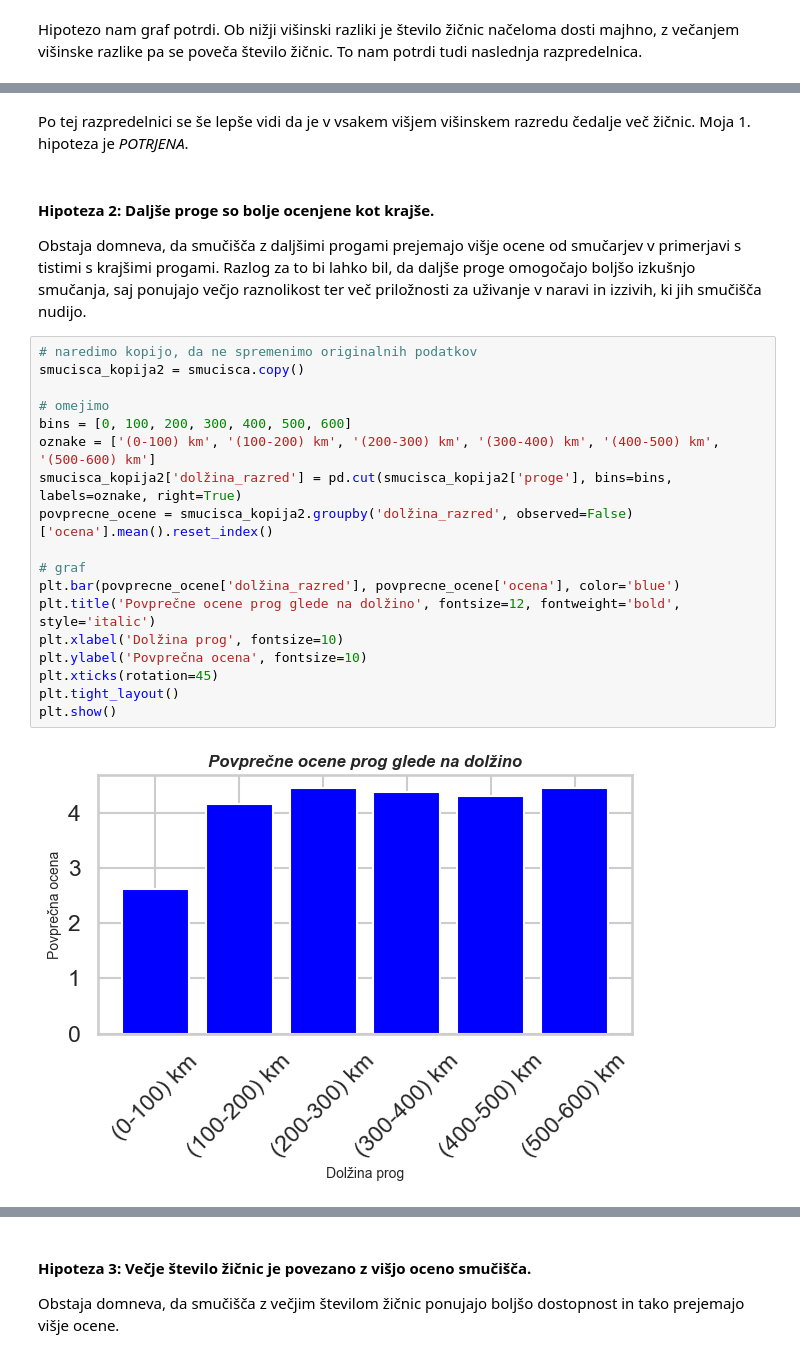
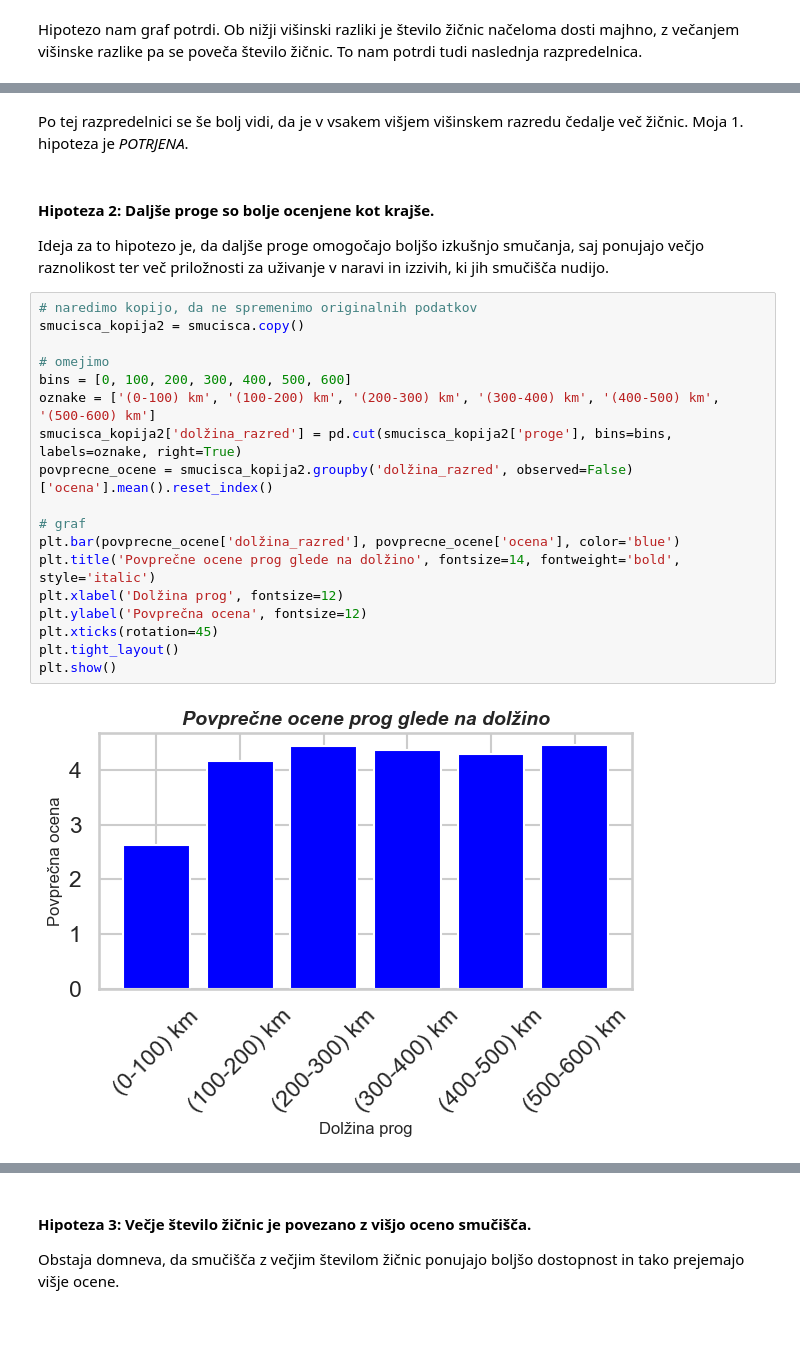
Before and after one commit to NejcZibret/ProjektnaNaloga2024, a Jupyter notebook: analiza.ipynb, the cells around one changed output, grey strips where cells are left out. Saved outputs shown, nothing was run; the diff lists cells and outputs as text; blank space fills up the shorter version.

```diff
--- a/analiza.ipynb
+++ b/analiza.ipynb
@@ -381,27 +368,27 @@ Povprečno število žičnic po razredih višinske razlike (po 400 m):
 # %% [markdown]
-Po tej razpredelnici se še lepše vidi da je v vsakem višjem višinskem razredu čedalje več žičnic.
+Po tej razpredelnici se še bolj vidi, da je v vsakem višjem višinskem razredu čedalje več žičnic.
 Moja 1. hipoteza je _POTRJENA_.
 # %% [markdown]
 <h4>Hipoteza 2: Daljše proge so bolje ocenjene kot krajše.</h4>
-Obstaja domneva, da smučišča z daljšimi progami prejemajo višje ocene od smučarjev v primerjavi s tistimi s krajšimi progami. Razlog za to bi lahko bil, da daljše proge omogočajo boljšo izkušnjo smučanja, saj ponujajo večjo raznolikost ter več priložnosti za uživanje v naravi in izzivih, ki jih smučišča nudijo.
+Ideja za to hipotezo je, da daljše proge omogočajo boljšo izkušnjo smučanja, saj ponujajo večjo raznolikost ter več priložnosti za uživanje v naravi in izzivih, ki jih smučišča nudijo.
 # %%
 # naredimo kopijo, da ne spremenimo originalnih podatkov
 smucisca_kopija2 = smucisca.copy()
 
 # omejimo
 bins = [0, 100, 200, 300, 400, 500, 600]
 oznake = ['(0-100) km', '(100-200) km', '(200-300) km', '(300-400) km', '(400-500) km', '(500-600) km']
 smucisca_kopija2['dolžina_razred'] = pd.cut(smucisca_kopija2['proge'], bins=bins, labels=oznake, right=True)
 povprecne_ocene = smucisca_kopija2.groupby('dolžina_razred', observed=False)['ocena'].mean().reset_index()
 
 # graf
 plt.bar(povprecne_ocene['dolžina_razred'], povprecne_ocene['ocena'], color='blue')
-plt.title('Povprečne ocene prog glede na dolžino', fontsize=12, fontweight='bold', style='italic')
-plt.xlabel('Dolžina prog', fontsize=10)
-plt.ylabel('Povprečna ocena', fontsize=10)
+plt.title('Povprečne ocene prog glede na dolžino', fontsize=14, fontweight='bold', style='italic')
+plt.xlabel('Dolžina prog', fontsize=12)
+plt.ylabel('Povprečna ocena', fontsize=12)
 plt.xticks(rotation=45)
 plt.tight_layout()
 plt.show()
 # %% [output]
-[figure, old version]
+[figure, new version]
 # %% [markdown]
```
Also changed, not shown: parts of 32 cells of this notebook.
